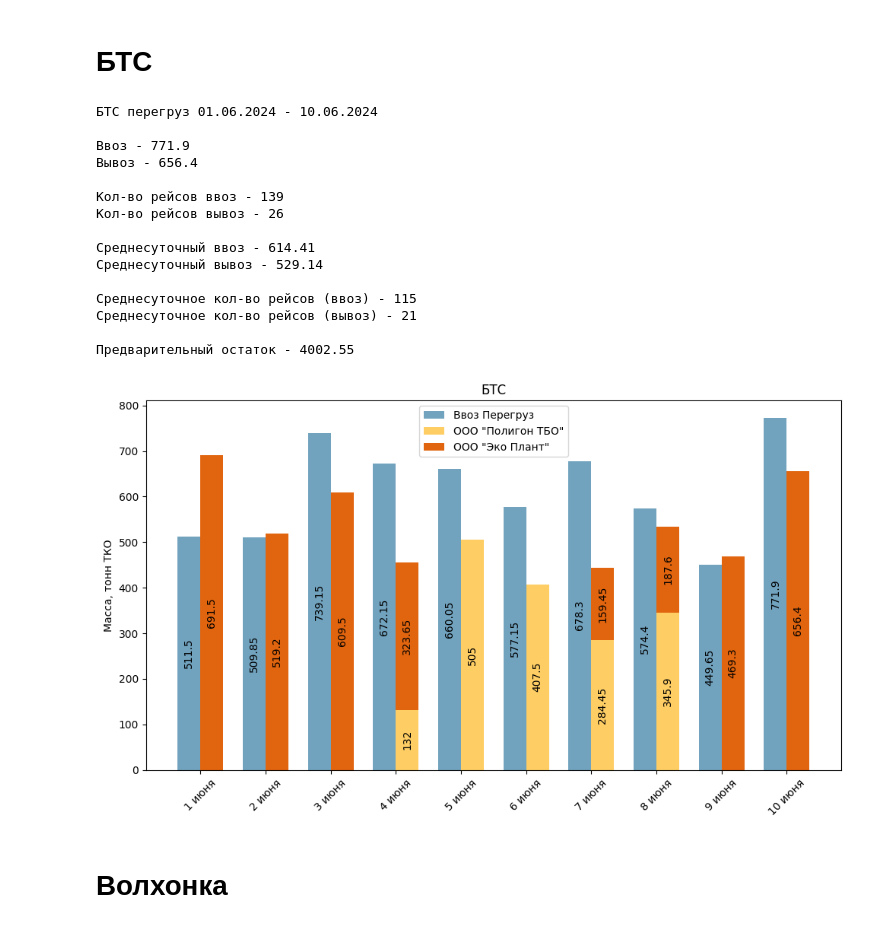
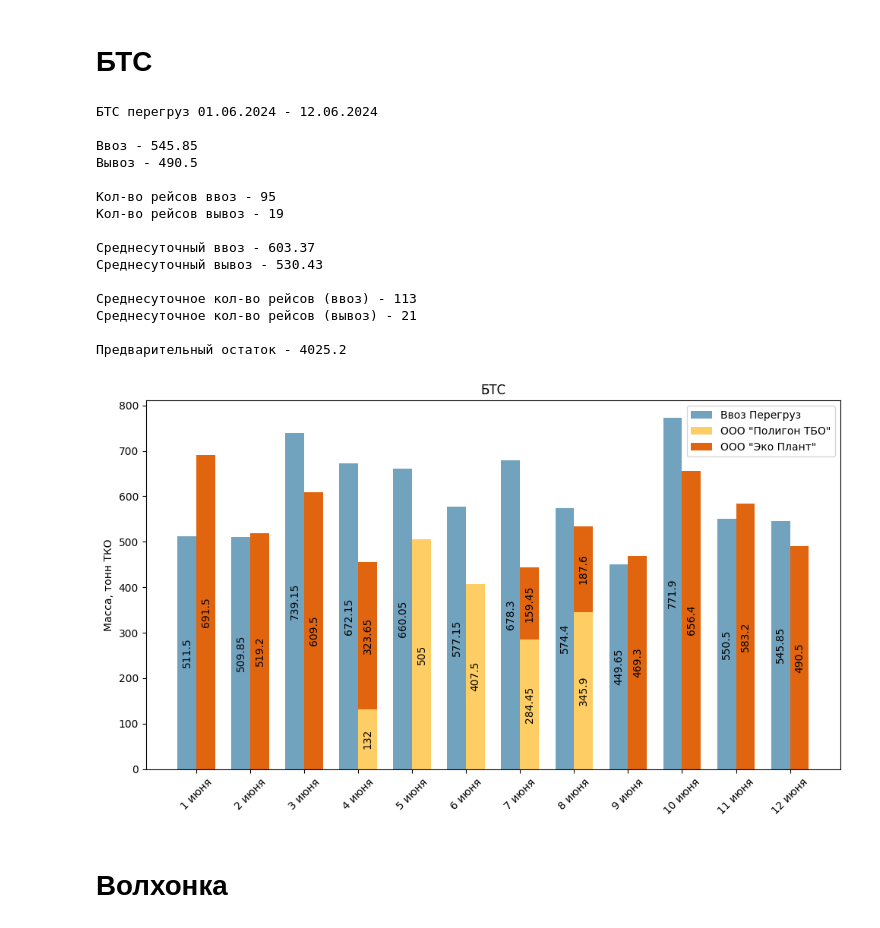
Before and after one commit to YehorI/CERC, a Jupyter notebook: collector.ipynb, the cells around one changed output. Drawn from its saved outputs; the diff is of its cells as text; code cells hidden in the pictures.

```diff
--- a/collector.ipynb
+++ b/collector.ipynb
@@ -393,7 +393,7 @@ for workflow in workflows:
 # %% [markdown]
 # БТС
 # %%
-INPUT_PATH = r"Z:\Personal\Отчеты ввоз вывоз\Реестры площадок 2024.06.11\БТС РЕЕСТР ВВОЗ-ВЫВОЗ 10.06.2024.xlsx"
+INPUT_PATH = r"Z:\Personal\Отчеты ввоз вывоз\Реестры площадок 2024.06.13\БТС РЕЕСТР ВВОЗ-ВЫВОЗ 12.06.2024.xlsx"
 
 OUTPUT_PATH = r"Y:\Отдел аналитической работы\Сверка\2024\06. Июнь\БТС июнь.xlsx"
 
@@ -437,43 +437,43 @@ joint_df = pd.concat([
 
 tek_analytics = DailyAnalytics(
     joint_df, initial_balance=3149.9
 )
 
 print(tek_analytics.get_daily_formatted_analytics(
     # (datetime.datetime(2024, 6, 1), datetime.datetime(2024, 6, 3))
 ))
 
 
 plotter = DailyChartPlotter(
     t_im_df=tek_report_import.df,
     t_ex_df=tek_report_export.df
 )
 plotter.process_data(month=6)
 
 import_palette = 'mako'
 export_palette = 'YlOrBr'
 
 plotter.create_double_bar_stacked_chart(
     title=REPORT_NAME, ylabel='Масса, тонн ТКО',
     import_palette=import_palette, export_palette=export_palette
 )
 # %% [output]
-БТС перегруз 01.06.2024 - 10.06.2024
+БТС перегруз 01.06.2024 - 12.06.2024
 
-Ввоз - 771.9
-Вывоз - 656.4
+Ввоз - 545.85
+Вывоз - 490.5
 
-Кол-во рейсов ввоз - 139
-Кол-во рейсов вывоз - 26
+Кол-во рейсов ввоз - 95
+Кол-во рейсов вывоз - 19
 
-Среднесуточный ввоз - 614.41
-Среднесуточный вывоз - 529.14
+Среднесуточный ввоз - 603.37
+Среднесуточный вывоз - 530.43
 
-Среднесуточное кол-во рейсов (ввоз) - 115
+Среднесуточное кол-во рейсов (ввоз) - 113
 Среднесуточное кол-во рейсов (вывоз) - 21
 
-Предварительный остаток - 4002.55
+Предварительный остаток - 4025.2
-[figure, old version]
+[figure, new version]
 # %% [markdown]
 # Волхонка
 # %%
```
Also changed, not shown: parts of 6 cells of this notebook, 5 other files.
